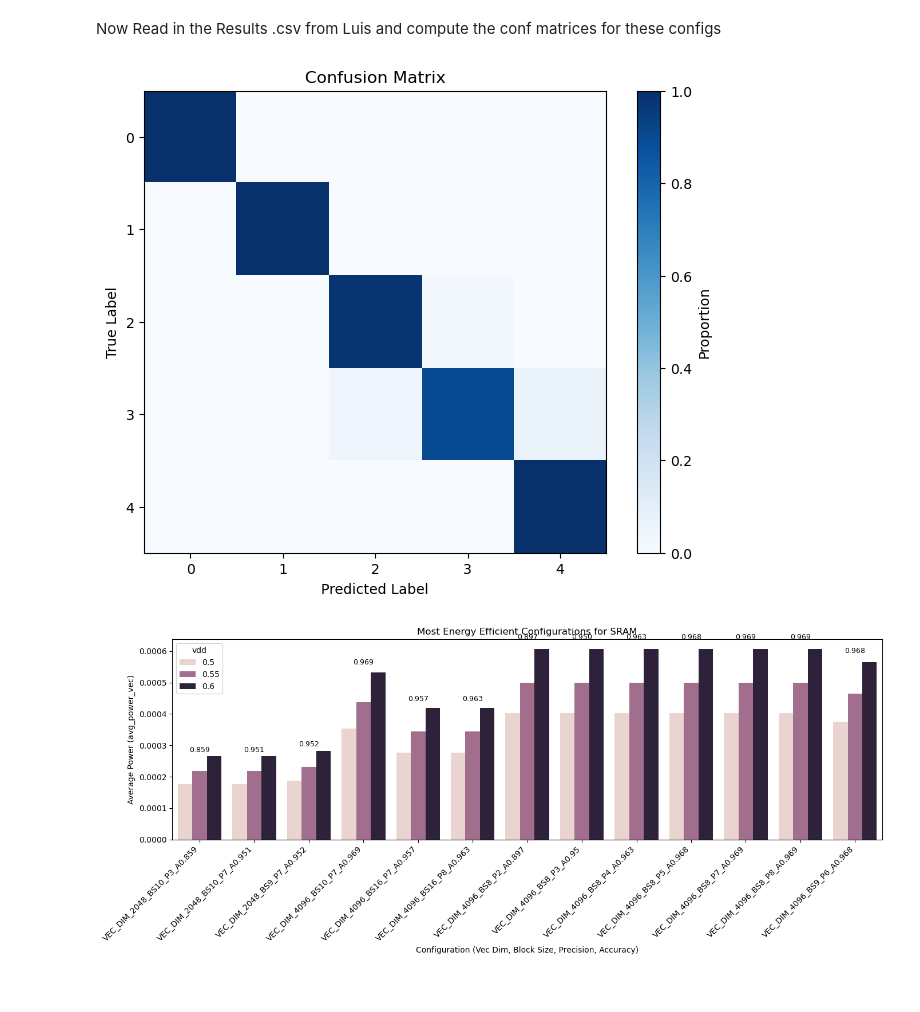
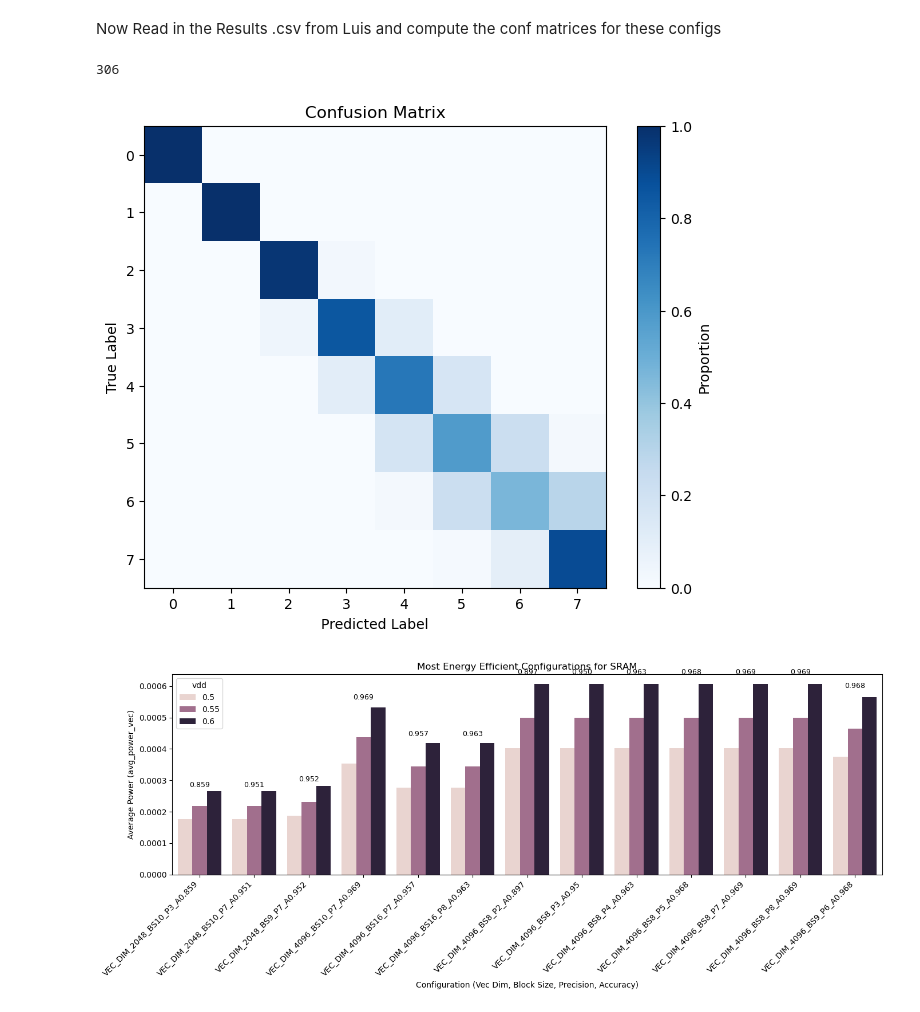
Before and after one commit to HJGrant/hyperdimensional_computing_codesign, a Jupyter notebook: compute_conf_matrices/sweep_conf_matrices.ipynb, the cells around one changed output. Drawn from its saved outputs; the diff is of its cells as text; code cells hidden in the pictures.

Commit message:
added tech type data point

```diff
--- a/compute_conf_matrices/sweep_conf_matrices.ipynb
+++ b/compute_conf_matrices/sweep_conf_matrices.ipynb
@@ -141,7 +141,8 @@ for f in csv_files:
             'vdd': params['vdd'],
             'block_size': params['block_size'],
             'vec_dim': params['vec_dim'],
-            'avg_power_vec': avg_power
+            'avg_power_vec': avg_power,
+            'memory_type' : params['memory_type']
         })
     except Exception as e:
         print(f"Skipping {f}: {e}")
@@ -168,6 +169,7 @@ for _, row in merged.iterrows():
     block_size = row['block_size']
     vec_dim = row['vec_dim']
     avg_power_vec = row['avg_power_vec']
+    memory_type = row['memory_type']
 
     try:
         if precision > block_size:
@@ -175,12 +177,13 @@ for _, row in merged.iterrows():
         conf_matrix, _ = compute_conf_matrix(file_path, precision)
         results.append({
             'file': file_path,
+            'memory_type' : memory_type,
             'precision': precision,
             'block_size': block_size,
             'vec_dim': vec_dim,
             'accuracy': accuracy,
             'avg_power_vec': avg_power_vec,
-            'conf_matrix': conf_matrix
+            'conf_matrix': conf_matrix,
         })
     except Exception as e:
         print(f"Error computing conf matrix for {file_path} precision {precision}: {e}")
@@ -188,19 +191,22 @@ for _, row in merged.iterrows():
 
 np.save('conf_matrix_results.npy', results)
 # %%
-conf_matrix = results[60]['conf_matrix']
+my_result = results[120]
+print(len(results))
+conf_matrix = my_result['conf_matrix']
 
 plt.figure(figsize=(8, 6))
 plt.imshow(conf_matrix, interpolation='nearest', cmap='Blues')
 plt.title("Confusion Matrix")
 plt.xlabel("Predicted Label")
 plt.ylabel("True Label")
 plt.colorbar(label="Proportion")
 plt.xticks(np.arange(conf_matrix.shape[1]))
 plt.yticks(np.arange(conf_matrix.shape[0]))
 plt.show()
 # %% [output]
+306
-[figure, old version]
+[figure, new version]
 # %%
 def plot_most_efficient_configs(results, selected_vdds=None):
     df = pd.DataFrame(results)
```
Also changed, not shown: 1 other file.
